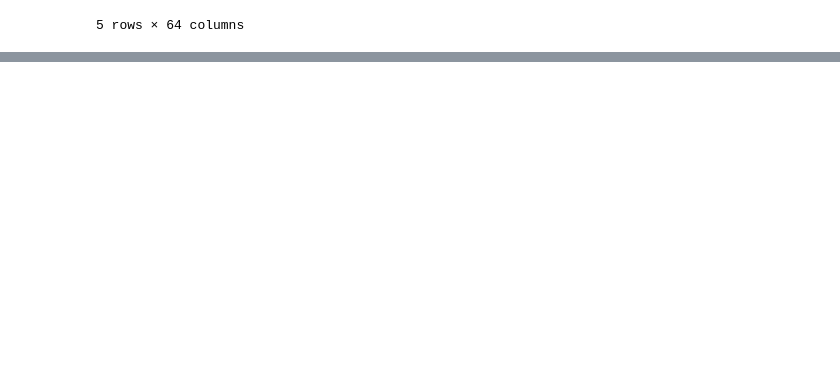
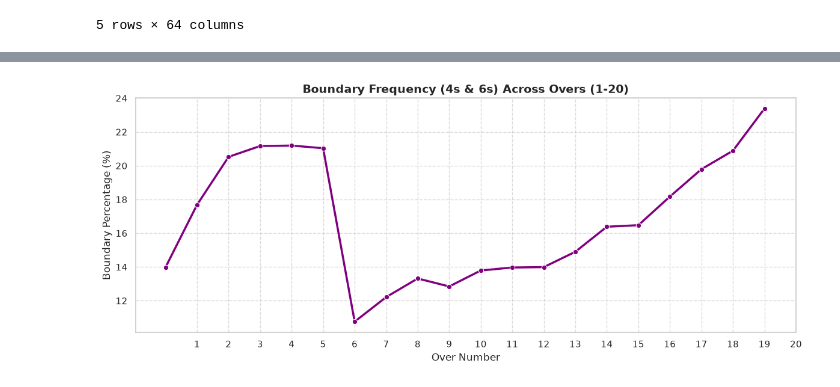
Before and after one commit to SatyabrataIISERM/ds_first_git_group_5, a Jupyter notebook: Ball_by_ball_analysis(MS23131).ipynb, the cells around one changed output, grey strips where cells are left out. Saved outputs shown, nothing was run; the diff lists cells and outputs as text; code cells hidden in the pictures; blank space fills up the shorter version.

```diff
--- a/Ball_by_ball_analysis(MS23131).ipynb
+++ b/Ball_by_ball_analysis(MS23131).ipynb
@@ -93,0 +447,20 @@ df.head()
+# %%
+import matplotlib.pyplot as plt
+import seaborn as sns
+import pandas as pd
+
+# Calculate average boundary percentage per over
+boundary_over = df.groupby('over')['is_boundary'].mean().reset_index()
+boundary_over['is_boundary_pct'] = boundary_over['is_boundary'] * 100
+
+plt.figure(figsize=(12, 5))
+sns.lineplot(data=boundary_over, x='over', y='is_boundary_pct', marker='o', color='purple', linewidth=2.5)
+plt.title('Boundary Frequency (4s & 6s) Across Overs (1-20)', fontsize=14, fontweight='bold')
+plt.xlabel('Over Number', fontsize=12)
+plt.ylabel('Boundary Percentage (%)', fontsize=12)
+plt.xticks(range(1, 21))
+plt.grid(True, linestyle='--', alpha=0.7)
+plt.tight_layout()
+plt.show()
+# %% [output]
+[figure, added]
```
Also changed, not shown: parts of 36 cells of this notebook, 1 other file.
